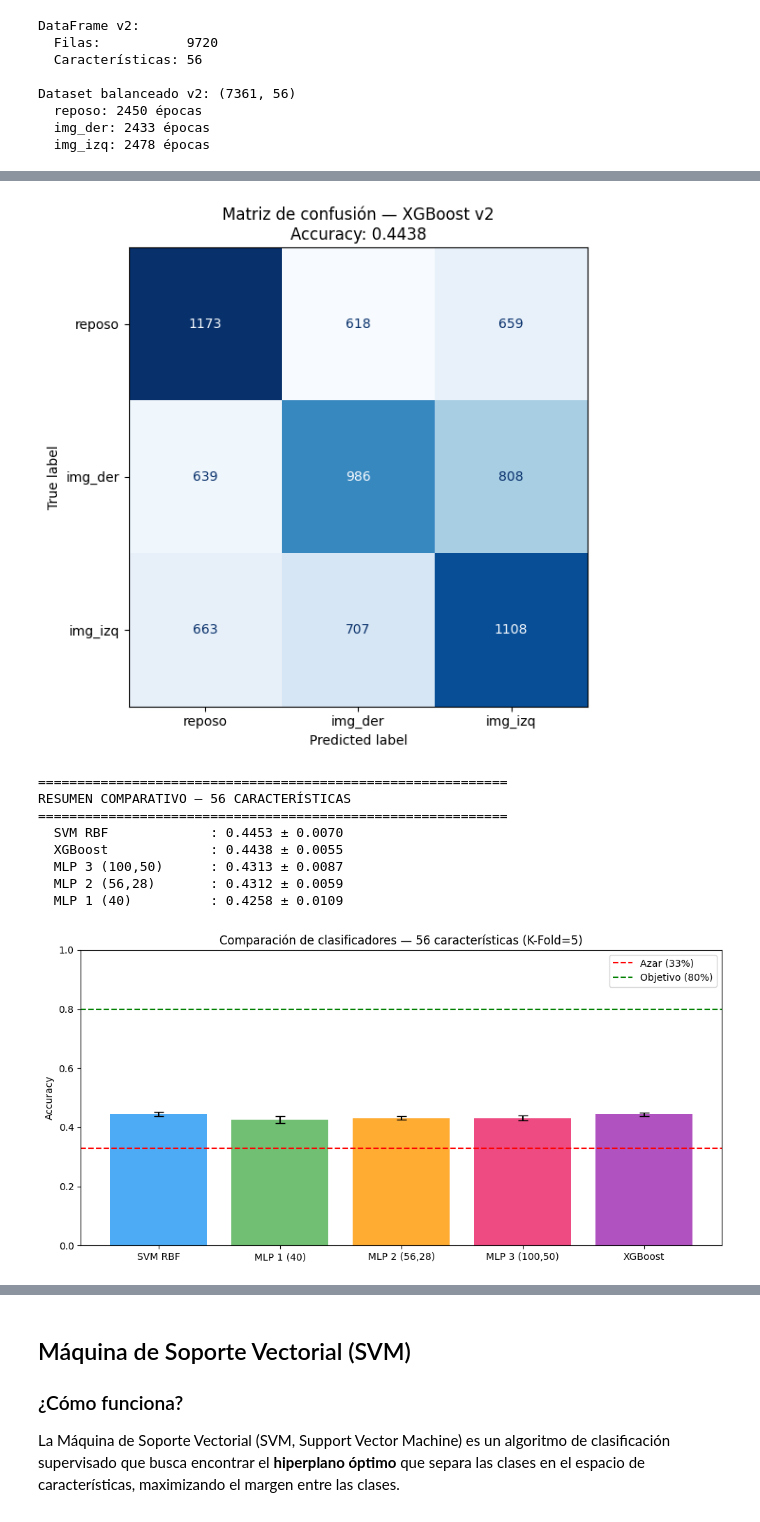
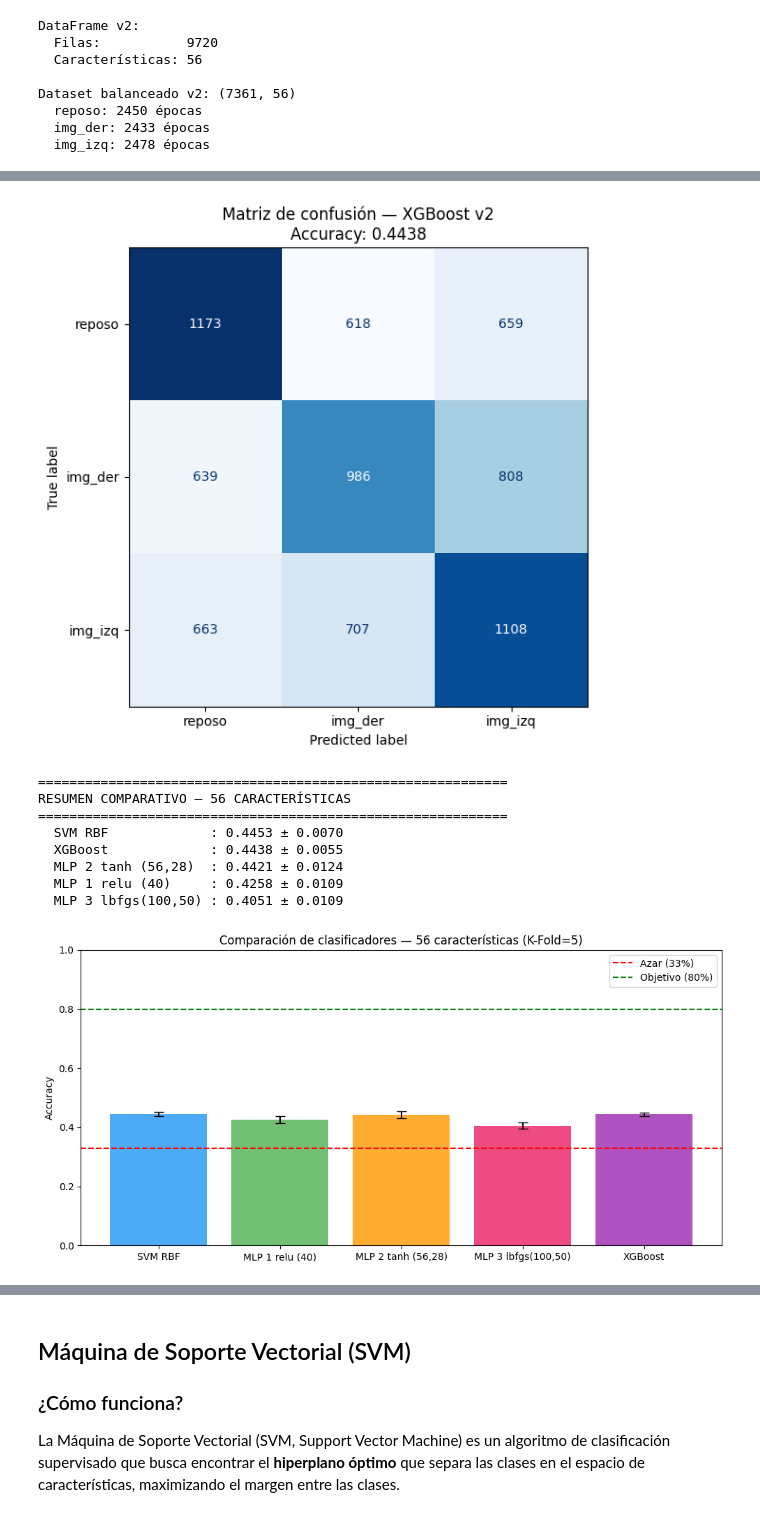
Before and after one commit to Michael10Crack/Lab_BioSenales, a Jupyter notebook: Proyecto_2.ipynb, the cells around one changed output, grey strips where cells are left out. Drawn from its saved outputs; the diff is of its cells as text; code cells hidden in the pictures.

```diff
--- a/Proyecto_2.ipynb
+++ b/Proyecto_2.ipynb
@@ -2062,11 +2081,11 @@ acc_mlp1_v2, std_mlp1_v2 = evaluar_modelo(mlp1_v2, X, y, kf, 'MLP 1 v2 — (40)'
 
 # MLP 2 — Regla 1: entre 3 y 56 → 56→28
 print("\n" + "="*60)
-print("MLP 2 — 2 capas ocultas (56→28) — Regla 1")
+print("MLP 2 — 2 capas ocultas (56→28) — Regla 1 — activación tanh")
 print("="*60)
 mlp2_v2 = MLPClassifier(
     hidden_layer_sizes=(56, 28),
-    activation='relu',
+    activation='tanh',
     solver='adam',
     max_iter=1000,
     early_stopping=True,
@@ -2076,14 +2095,13 @@ acc_mlp2_v2, std_mlp2_v2 = evaluar_modelo(mlp2_v2, X, y, kf, 'MLP 2 v2 — (56,
 
 # MLP 3 — Regla 3: < 2×56 = 112 → 100→50
 print("\n" + "="*60)
-print("MLP 3 — 2 capas ocultas (100→50) — Regla 3")
+print("MLP 3 — 2 capas ocultas (100→50) — Regla 3 — solver lbfgs")
 print("="*60)
 mlp3_v2 = MLPClassifier(
     hidden_layer_sizes=(100, 50),
     activation='relu',
-    solver='adam',
+    solver='lbfgs',
     max_iter=1000,
-    early_stopping=True,
     random_state=42
 )
 acc_mlp3_v2, std_mlp3_v2 = evaluar_modelo(mlp3_v2, X, y, kf, 'MLP 3 v2 — (100, 50)')
@@ -2109,11 +2127,12 @@ print("RESUMEN COMPARATIVO — 56 CARACTERÍSTICAS")
 print("="*60)
 
 resultados_v2 = {
-    'SVM RBF':        (acc_svm_v2,  std_svm_v2),
-    'MLP 1 (40)':     (acc_mlp1_v2, std_mlp1_v2),
-    'MLP 2 (56,28)':  (acc_mlp2_v2, std_mlp2_v2),
-    'MLP 3 (100,50)': (acc_mlp3_v2, std_mlp3_v2),
-    'XGBoost':        (acc_xgb_v2,  std_xgb_v2),
+    'SVM RBF':           (acc_svm_v2,  std_svm_v2),
+    'MLP 1 relu (40)':   (acc_mlp1_v2, std_mlp1_v2),
+    'MLP 2 tanh (56,28)':(acc_mlp2_v2, std_mlp2_v2),
+    'MLP 3 lbfgs(100,50)':(acc_mlp3_v2, std_mlp3_v2),
+    'XGBoost':           (acc_xgb_v2,  std_xgb_v2),
+
 }
 
 for nombre, (acc, std) in sorted(resultados_v2.items(),
@@ -2212,28 +2231,28 @@ weighted avg       0.43      0.43      0.43      7361
 ============================================================
 XGBoost
 ============================================================
   Fold 1: accuracy = 0.4447
   Fold 2: accuracy = 0.4531
   Fold 3: accuracy = 0.4450
   Fold 4: accuracy = 0.4382
   Fold 5: accuracy = 0.4382
 
 XGBoost v2:
   Accuracy promedio: 0.4438 ± 0.0055
 
 ... (5 lines left out)
 
     accuracy                           0.44      7361
    macro avg       0.44      0.44      0.44      7361
 weighted avg       0.44      0.44      0.44      7361
 [figure]
 ============================================================
 RESUMEN COMPARATIVO — 56 CARACTERÍSTICAS
 ============================================================
   SVM RBF             : 0.4453 ± 0.0070
   XGBoost             : 0.4438 ± 0.0055
-  MLP 3 (100,50)      : 0.4313 ± 0.0087
-  MLP 2 (56,28)       : 0.4312 ± 0.0059
-  MLP 1 (40)          : 0.4258 ± 0.0109
+  MLP 2 tanh (56,28)  : 0.4421 ± 0.0124
+  MLP 1 relu (40)     : 0.4258 ± 0.0109
+  MLP 3 lbfgs(100,50) : 0.4051 ± 0.0109
-[figure, old version]
+[figure, new version]
 # %% [markdown]
```
Also changed, not shown: parts of 3 cells of this notebook.
